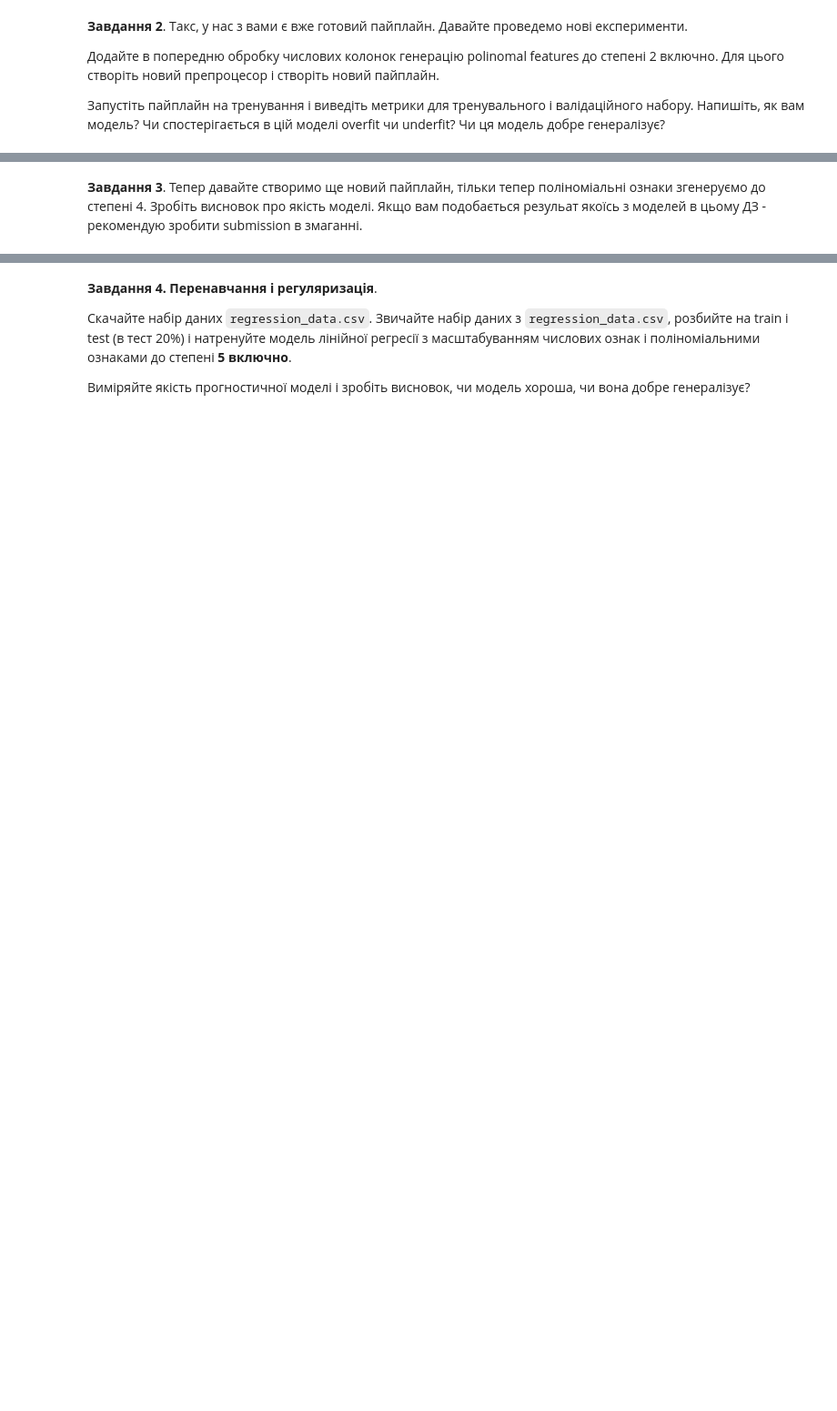
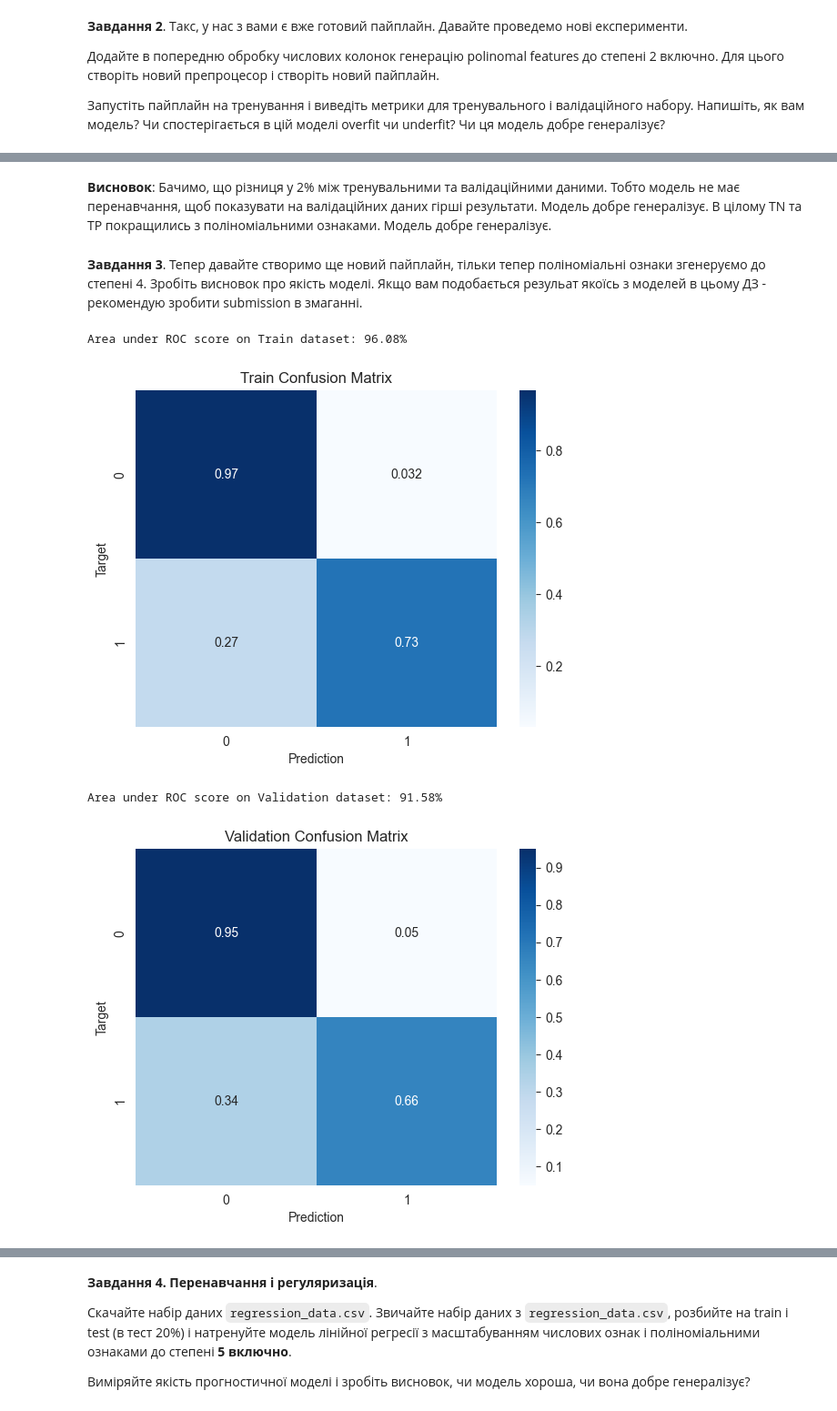
Before and after one commit to DmytroLitvinov/machine-learning-for-humans-2.0, a Jupyter notebook: modules/modules_2/topic_2_2/homeworks/HW_2_2_Поліноміальні_ознаки_Pipelines.ipynb, the cells around one changed output, grey strips where cells are left out. Shown at 91% size. Saved outputs shown, nothing was run; the diff lists cells and outputs as text; code cells hidden in the pictures; blank space fills up the shorter version.

```diff
--- a/modules/modules_2/topic_2_2/homeworks/HW_2_2_Поліноміальні_ознаки_Pipelines.ipynb
+++ b/modules/modules_2/topic_2_2/homeworks/HW_2_2_Поліноміальні_ознаки_Pipelines.ipynb
@@ -30 +42,5 @@
+# %%
+#raw_df = pd.read_csv('bank-customer-churn-prediction-dlu/train.csv')
+test_raw_df = pd.read_csv('bank-customer-churn-prediction-dlu/test.csv')
+sample_submission = pd.read_csv('bank-customer-churn-prediction-dlu/sample_submission.csv')
 # %%
@@ -96,2 +152,40 @@ joblib.dump(...)
+# %% [markdown]
+**Висновок**:
+Бачимо, що різниця у 2% між тренувальними та валідаційними даними. Тобто модель не має перенавчання, щоб показувати на валідаційних даних гірші результати. Модель добре генералізує. В цілому TN та TP покращились з поліноміальними ознаками. Модель добре генералізує.
 # %% [markdown]
 **Завдання 3**. Тепер давайте створимо ще новий пайплайн, тільки тепер поліноміальні ознаки згенеруємо до степені 4. Зробіть висновок про якість моделі. Якщо вам подобається резульат якоїсь з моделей в цьому ДЗ - рекомендую зробити submission в змаганні.
+# %%
+poly_features = PolynomialFeatures(degree=4)
+
+numeric_transformer = Pipeline(steps=[
+    ('scaler', StandardScaler()),
+    ('poly_features', poly_features)
+])
+
+preprocessor = ColumnTransformer(
+    transformers=[
+        ('num', numeric_transformer, numeric_cols),
+        ('cat', categorical_transformer, categorical_cols)
+    ])
+
+model_pipeline = Pipeline(steps=[
+    ('preprocessor', preprocessor),
+    ('classifier', model)
+])
+
+model_pipeline.fit(train_inputs, train_targets)
+
+train_preds = predict_and_plot(model_pipeline, train_inputs, train_targets, 'Train')
+val_preds = predict_and_plot(model_pipeline, val_inputs, val_targets, 'Validation')
+
+sample_submission = pd.read_csv('bank-customer-churn-prediction-dlu/sample_submission.csv')
+# Fill 'Exited' column with predictions from model_pipeline
+sample_submission['Exited'] = model_pipeline.predict_proba(test_raw_df.drop(columns=['id']))[:, 1]
+
+# Save the submission
+sample_submission.to_csv('saved_data/submission_log_reg_poly_features_pipelines.csv', index=False)
+# %% [output]
+Area under ROC score on Train dataset: 96.08%
+[figure, added]
+Area under ROC score on Validation dataset: 91.58%
+[figure, added]
```
Also changed, not shown: parts of 8 cells of this notebook, 9 other files.
